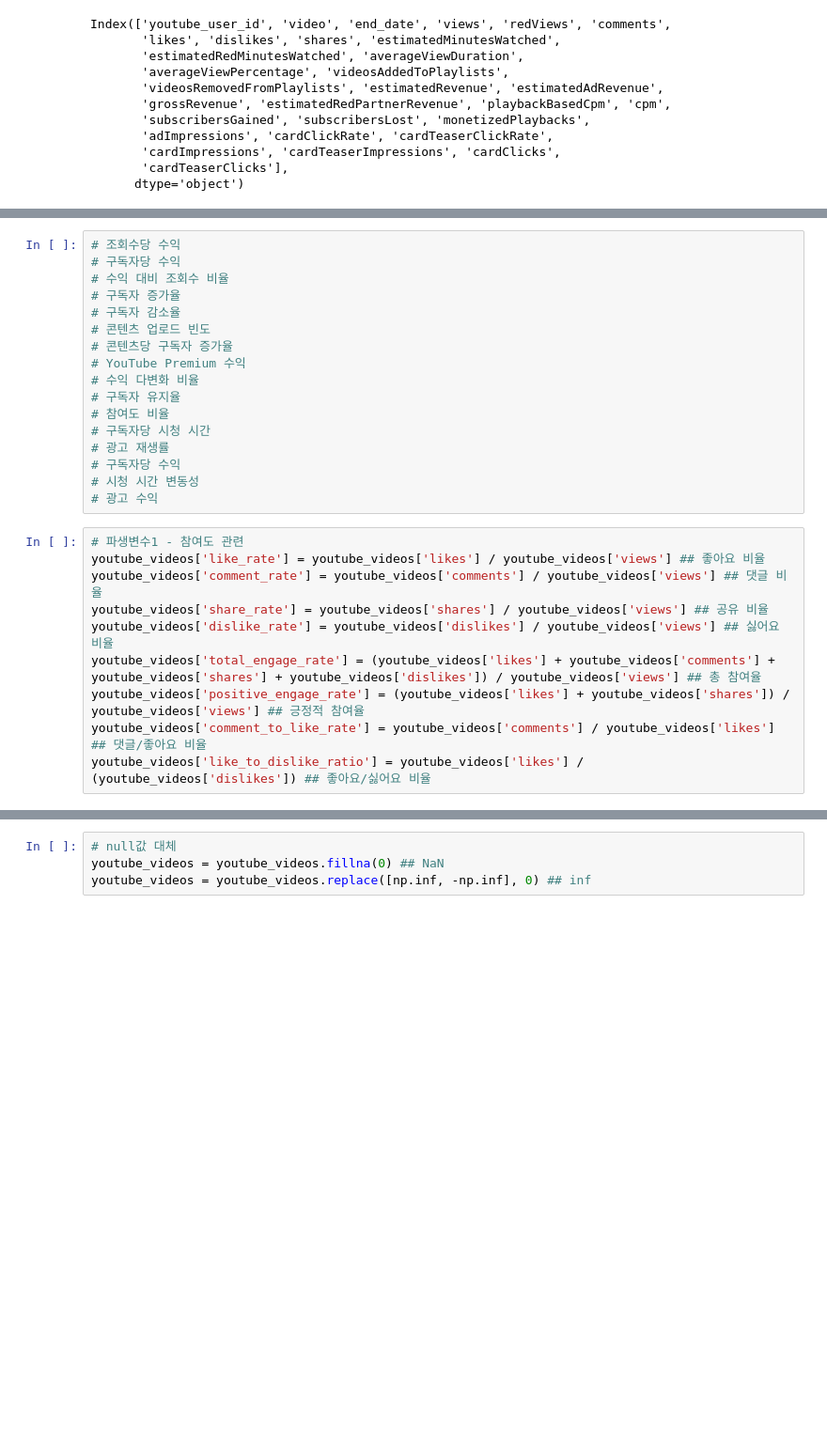
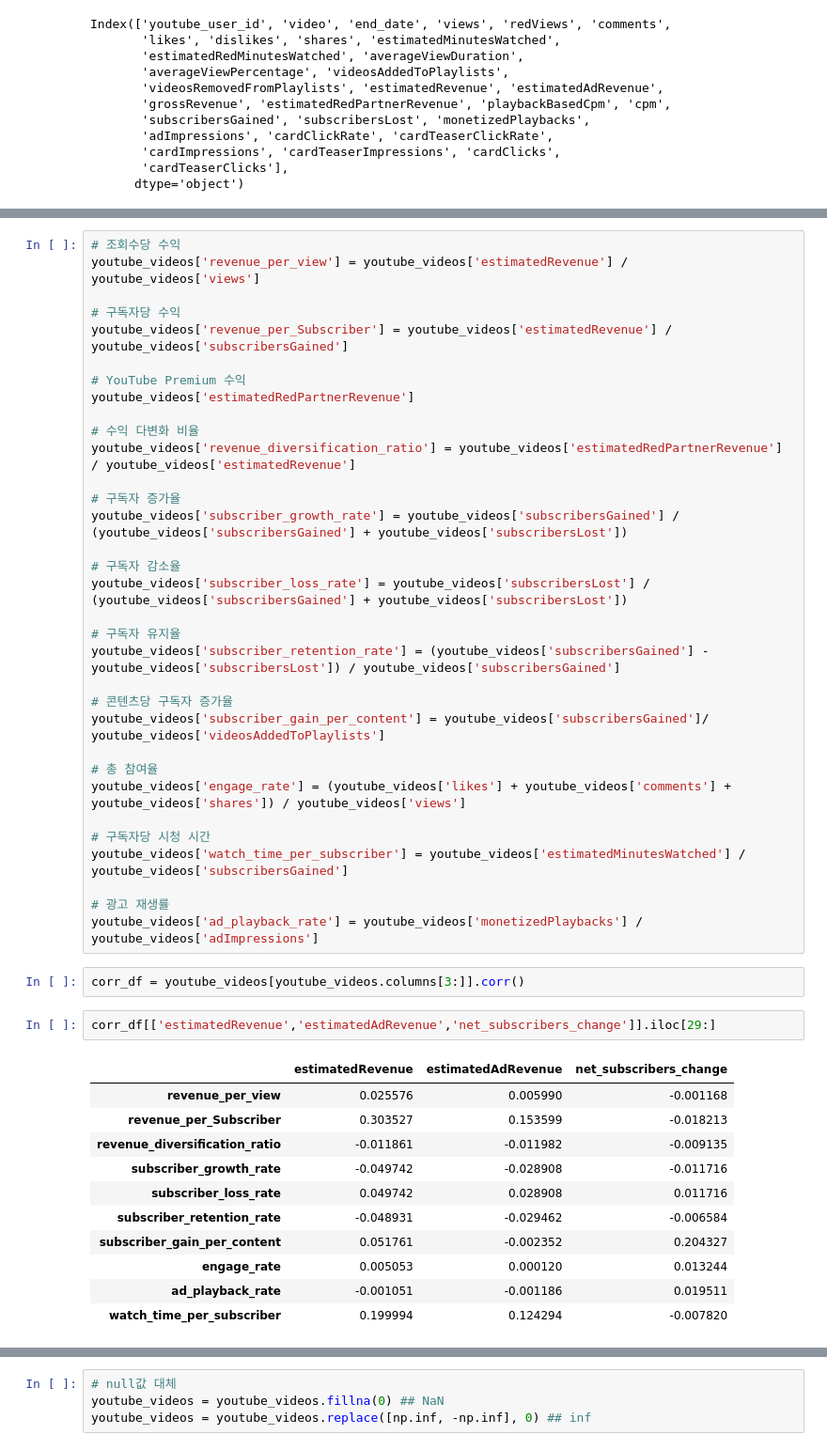
Before and after one commit to kkwann/awake, a Jupyter notebook: 5.Modeling(4).ipynb, the cells around one changed output, grey strips where cells are left out. Shown at 94% size. Saved outputs shown, nothing was run; the diff lists cells and outputs as text; blank space fills up the shorter version.

```diff
--- a/5.Modeling(4).ipynb
+++ b/5.Modeling(4).ipynb
@@ -380,28 +388,50 @@ youtube_videos['estimatedAdRevenue']
 youtube_videos['net_subscribers_change'] = youtube_videos['subscribersGained'] - youtube_videos['subscribersLost']
-# %%
-# 조회수당 수익
-# 구독자당 수익
-# 수익 대비 조회수 비율
-# 구독자 증가율
-# 구독자 감소율
-# 콘텐츠 업로드 빈도
-# 콘텐츠당 구독자 증가율
-# YouTube Premium 수익
-# 수익 다변화 비율
-# 구독자 유지율
-# 참여도 비율
-# 구독자당 시청 시간
-# 광고 재생률
-# 구독자당 수익
-# 시청 시간 변동성
-# 광고 수익
-# %%
-# 파생변수1 - 참여도 관련
-youtube_videos['like_rate'] = youtube_videos['likes'] / youtube_videos['views'] ## 좋아요 비율
-youtube_videos['comment_rate'] = youtube_videos['comments'] / youtube_videos['views'] ## 댓글 비율
-youtube_videos['share_rate'] = youtube_videos['shares'] / youtube_videos['views'] ## 공유 비율
-youtube_videos['dislike_rate'] = youtube_videos['dislikes'] / youtube_videos['views'] ## 싫어요 비율
-youtube_videos['total_engage_rate'] = (youtube_videos['likes'] + youtube_videos['comments'] + youtube_videos['shares'] + youtube_videos['dislikes']) / youtube_videos['views'] ## 총 참여율
-youtube_videos['positive_engage_rate'] = (youtube_videos['likes'] + youtube_videos['shares']) / youtube_videos['views'] ## 긍정적 참여율
-youtube_videos['comment_to_like_rate'] = youtube_videos['comments'] / youtube_videos['likes'] ## 댓글/좋아요 비율
-youtube_videos['like_to_dislike_ratio'] = youtube_videos['likes'] / (youtube_videos['dislikes']) ## 좋아요/싫어요 비율
+# %%
+# 조회수당 수익
+youtube_videos['revenue_per_view'] = youtube_videos['estimatedRevenue'] / youtube_videos['views']
+
+# 구독자당 수익
+youtube_videos['revenue_per_Subscriber'] = youtube_videos['estimatedRevenue'] / youtube_videos['subscribersGained']
+
+# YouTube Premium 수익
+youtube_videos['estimatedRedPartnerRevenue']
+
+# 수익 다변화 비율
+youtube_videos['revenue_diversification_ratio'] = youtube_videos['estimatedRedPartnerRevenue'] / youtube_videos['estimatedRevenue']
+
+# 구독자 증가율
+youtube_videos['subscriber_growth_rate'] = youtube_videos['subscribersGained'] / (youtube_videos['subscribersGained'] + youtube_videos['subscribersLost'])
+
+# 구독자 감소율
+youtube_videos['subscriber_loss_rate'] = youtube_videos['subscribersLost'] / (youtube_videos['subscribersGained'] + youtube_videos['subscribersLost'])
+
+# 구독자 유지율
+youtube_videos['subscriber_retention_rate'] = (youtube_videos['subscribersGained'] - youtube_videos['subscribersLost']) / youtube_videos['subscribersGained']
+
+# 콘텐츠당 구독자 증가율
+youtube_videos['subscriber_gain_per_content'] = youtube_videos['subscribersGained']/ youtube_videos['videosAddedToPlaylists']
+
+# 총 참여율
+youtube_videos['engage_rate'] = (youtube_videos['likes'] + youtube_videos['comments'] + youtube_videos['shares']) / youtube_videos['views']
+
+# 구독자당 시청 시간
+youtube_videos['watch_time_per_subscriber'] = youtube_videos['estimatedMinutesWatched'] / youtube_videos['subscribersGained']
+
+# 광고 재생률
+youtube_videos['ad_playback_rate'] = youtube_videos['monetizedPlaybacks'] / youtube_videos['adImpressions']
+# %%
+corr_df = youtube_videos[youtube_videos.columns[3:]].corr()
+# %%
+corr_df[['estimatedRevenue','estimatedAdRevenue','net_subscribers_change']].iloc[29:]
+# %% [output]
+|  | estimatedRevenue | estimatedAdRevenue | net_subscribers_change |
+| revenue_per_view | 0.025576 | 0.005990 | -0.001168 |
+| revenue_per_Subscriber | 0.303527 | 0.153599 | -0.018213 |
+| revenue_diversification_ratio | -0.011861 | -0.011982 | -0.009135 |
+| subscriber_growth_rate | -0.049742 | -0.028908 | -0.011716 |
+| subscriber_loss_rate | 0.049742 | 0.028908 | 0.011716 |
+| subscriber_retention_rate | -0.048931 | -0.029462 | -0.006584 |
+| subscriber_gain_per_content | 0.051761 | -0.002352 | 0.204327 |
+| engage_rate | 0.005053 | 0.000120 | 0.013244 |
+| ad_playback_rate | -0.001051 | -0.001186 | 0.019511 |
+| watch_time_per_subscriber | 0.199994 | 0.124294 | -0.007820 |
```
Also changed, not shown: parts of 5 cells of this notebook.
